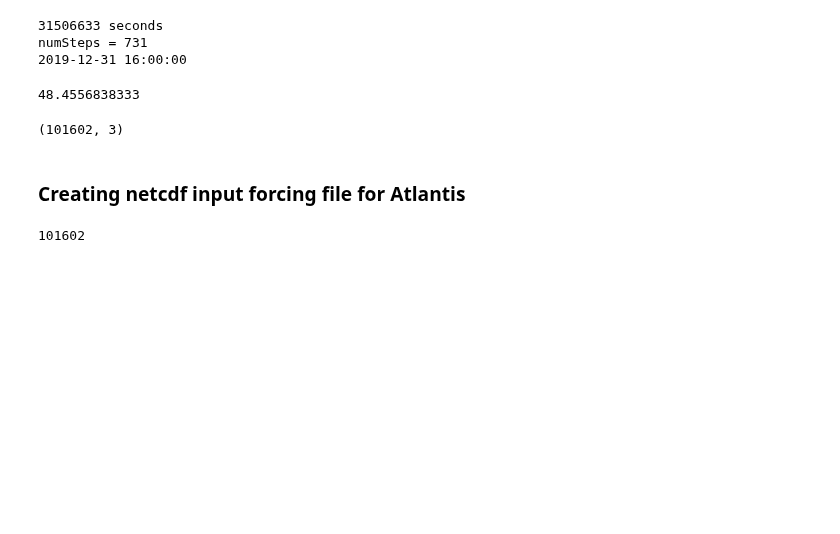
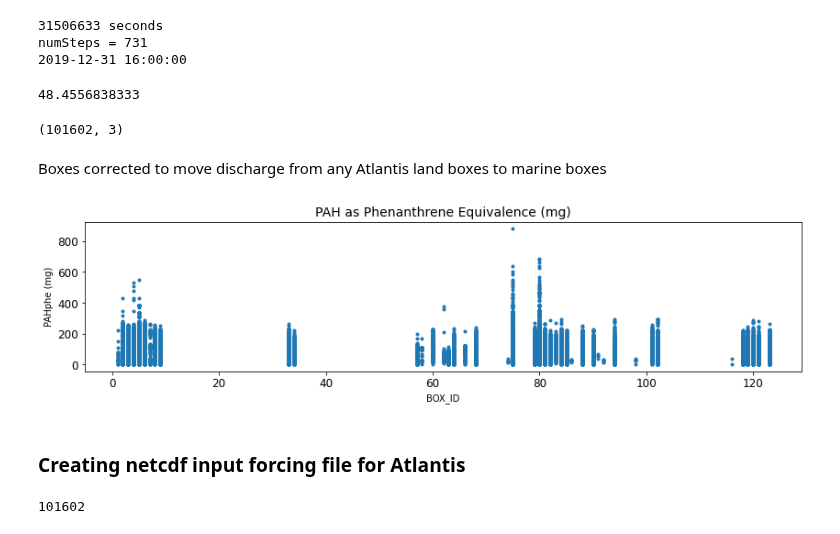
Before and after one commit to SS-Atlantis/analysis-raisha, a Jupyter notebook: notebooks/SSAM-scrubbers.ipynb, the cells around one changed output. Saved outputs shown, nothing was run; the diff lists cells and outputs as text; code cells hidden in the pictures; blank space fills up the shorter version.

```diff
--- a/notebooks/SSAM-scrubbers.ipynb
+++ b/notebooks/SSAM-scrubbers.ipynb
@@ -92,6 +93,21 @@ dataAggregate.shape
 (101602, 3)
 # %%
 dataAggregate.to_csv("/ocean/rlovindeer/Atlantis/ShipScrubber/data_aggregated.csv")
+# %% [markdown]
+Boxes corrected to move discharge from any Atlantis land boxes to marine boxes
+# %%
+new_scrubber_data_path = '/ocean/rlovindeer/Atlantis/ShipScrubber/data_aggregated_boxcorrected.csv'
+scrubberdf2 = pd.read_csv(new_scrubber_data_path)
+df2_boxes = scrubberdf2.BOX_ID
+PAHphe = scrubberdf2.PAHphe * 0.001 #mg
+fig, ax = plt.subplots(figsize = (14,3))
+ax.plot(df2_boxes, PAHphe, '.')
+ax.set_title('PAH as Phenanthrene Equivalence (mg)', fontsize = 14)
+ax.set_ylabel('PAHphe (mg)')
+ax.set_xlabel('BOX_ID')
+ax.tick_params(labelsize=12)
+# %% [output]
+[figure, added]
 # %% [markdown]
 ### Creating netcdf input forcing file for Atlantis
 # %%
```
Also changed, not shown: parts of 3 cells of this notebook.
